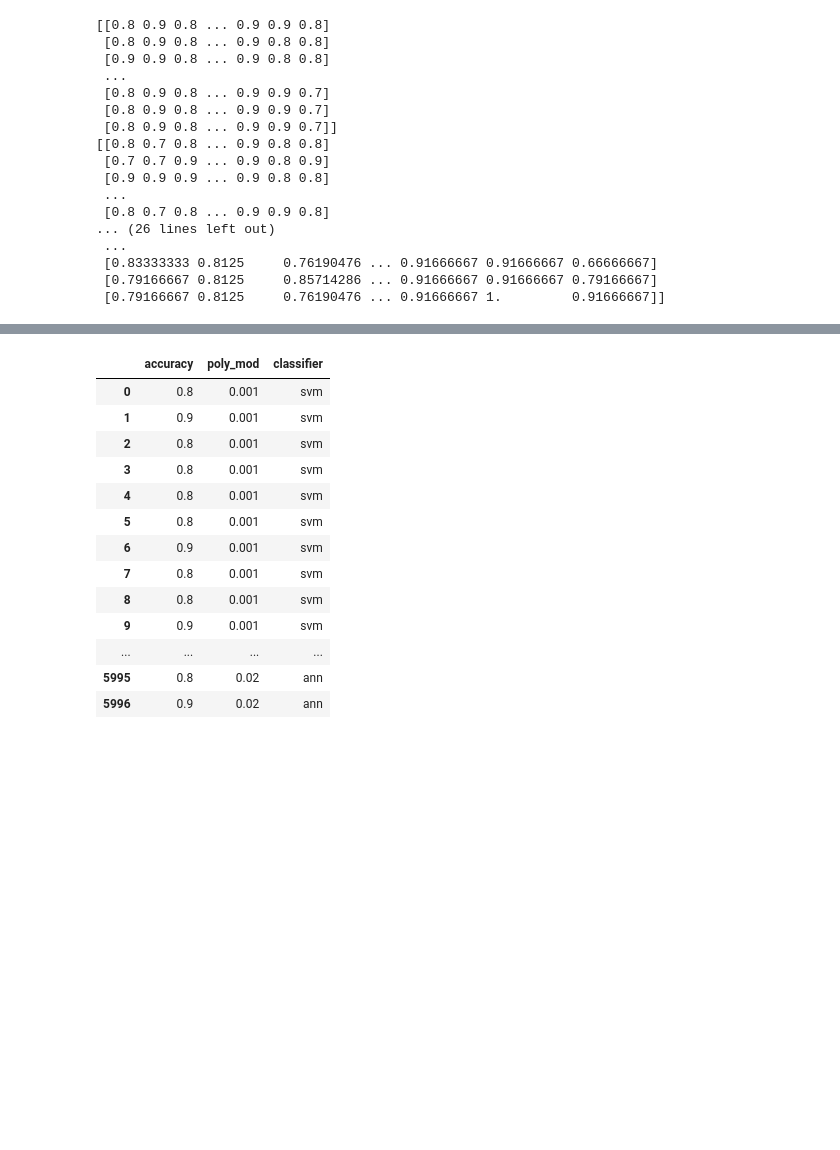
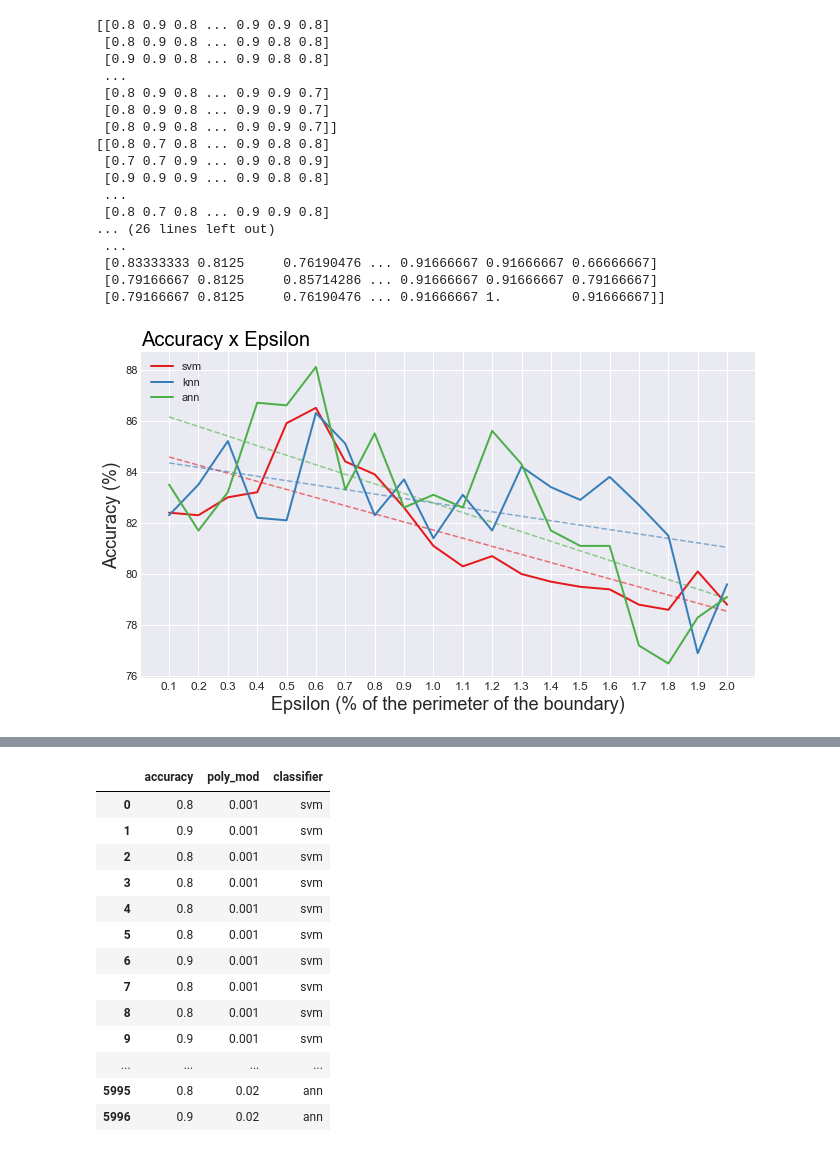
Before and after one commit to rhirama/Classification-of-mammography-images, a Jupyter notebook: Python/20folds_100holdouts.ipynb, the cells around one changed output, grey strips where cells are left out. Drawn from its saved outputs; the diff is of its cells as text; code cells hidden in the pictures; blank space fills up the shorter version.

```diff
--- a/Python/20folds_100holdouts.ipynb
+++ b/Python/20folds_100holdouts.ipynb
@@ -506,11 +530,15 @@ Time:  2.7324512819977826
 start = timeit.default_timer()
 
 ann_avg_accs = []
+ann_avg_aucs = []
 
 ann_folds_accs = [np.array([]), [], []]
 
 ann_accs_poly = np.zeros((poly_models.shape[0], 100))
 ann_auc_poly = np.zeros((poly_models.shape[0], 100))
+
+max_acc = 0
+max_auc = 0
 
 for i in range(poly_models.shape[0]):  # for each epsilon
     m = round(poly_models[i], 4)
@@ -543,7 +571,7 @@ for i in range(poly_models.shape[0]):  # for each epsilon
 
     clf = MLPClassifier(hidden_layer_sizes=(n,), solver='lbfgs', activation=f, alpha=a, random_state=11, verbose=False)  # classifier
 
-    ss = ShuffleSplit(n_splits=100, test_size=11, random_state=42)
+    ss = ShuffleSplit(n_splits=100, test_size=10, random_state=42)
 
     j = 0
 
@@ -582,10 +610,21 @@ for i in range(poly_models.shape[0]):  # for each epsilon
         j += 1
 
     conf_m_full = confusion_matrix(y_test_full, y_pred_full)
+    spf = conf_m_full[0, 0]/(conf_m_full[0, 0]+conf_m_full[0, 1])
+    sns = conf_m_full[1, 1]/(conf_m_full[1, 1]+conf_m_full[1, 0])
+
+    avg_auc = (sns + spf)/2
     avg_acc = accuracy_score(y_test_full, y_pred_full)
     ann_avg_accs.append(avg_acc)
+    ann_avg_aucs.append(avg_auc)
+
+    if avg_acc > max_acc:
+        max_acc = avg_acc
+    if avg_auc > max_auc:
+        max_auc = avg_auc
 
 stop = timeit.default_timer()
 print('Time: ', stop - start)
-print(ann_accs_poly)
+print(max_acc)
+print(max_auc)
 # %% [output]
@@ -632,3 +657,47 @@ print(ann_auc_poly)
  [0.83333333 0.8125     0.76190476 ... 0.91666667 0.91666667 0.66666667]
  [0.79166667 0.8125     0.85714286 ... 0.91666667 0.91666667 0.79166667]
  [0.79166667 0.8125     0.76190476 ... 0.91666667 1.         0.91666667]]
+# %%
+plt.style.use('seaborn-darkgrid')
+palette = plt.get_cmap('Set1')
+
+plt.figure(figsize=(11, 6))
+
+pm_labels = np.arange(0.1, 2.1, 0.1)
+
+plt.xticks(pm_labels, fontsize=12)
+
+svm_accs = [i * 100 for i in svm_avg_accs]
+knn_accs = [j * 100 for j in knn_avg_accs]
+ann_accs = [m * 100 for m in ann_avg_accs]
+
+num = 0
+plt.plot(pm_labels, svm_accs, marker='', color=palette(num), linewidth=2, alpha=1, label='svm')
+z = np.polyfit(pm_labels, svm_accs, 1)
+p = np.poly1d(z)
+plt.plot(pm_labels, p(pm_labels), 'r--', color=palette(num), alpha=0.6)
+
+num = 1
+plt.plot(pm_labels, knn_accs, marker='', color=palette(num), linewidth=2, alpha=1, label='knn')
+z = np.polyfit(pm_labels, knn_accs, 1)
+p = np.poly1d(z)
+plt.plot(pm_labels, p(pm_labels), 'r--', color=palette(num), alpha=0.6)
+
+num = 2
+plt.plot(pm_labels, ann_accs, marker='', color=palette(num), linewidth=2, alpha=1, label='ann')
+z = np.polyfit(pm_labels, ann_accs, 1)
+p = np.poly1d(z)
+plt.plot(pm_labels, p(pm_labels), 'r--', color=palette(num), alpha=0.6)
+
+# Add legend
+plt.legend(loc=2, ncol=1)
+
+plt.title('Accuracy x Epsilon', loc='left', fontsize=20, fontweight=0, color='black')
+plt.xlabel("Epsilon (% of the perimeter of the boundary)", fontsize=18)
+plt.ylabel("Accuracy (%)", fontsize=18)
+
+plt.savefig('acc_100h_tline', dpi=150)
+
+plt.show()
+# %% [output]
+[figure, added]
```
Also changed, not shown: parts of 12 cells of this notebook, 17 other files.
